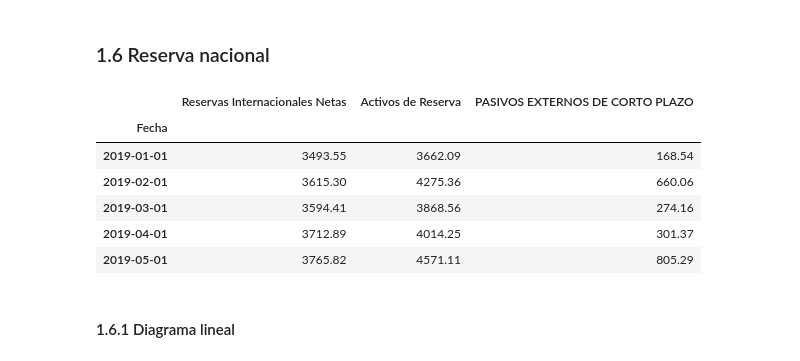
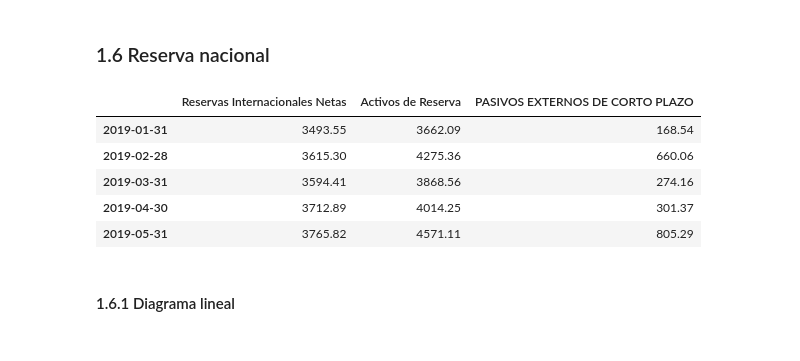
Before and after one commit to JosueRodriguezSams/CriptoSV---Samsung, a Jupyter notebook: Analisis_impacto_del_bitcoin.ipynb, the cells around one changed output. Saved outputs shown, nothing was run; the diff lists cells and outputs as text; code cells hidden in the pictures.

Commit message:
creados nuevos dataframes para cada dataset a interpolar

```diff
--- a/Analisis_impacto_del_bitcoin.ipynb
+++ b/Analisis_impacto_del_bitcoin.ipynb
@@ -288,31 +289,30 @@ plt.show()
 # %%
 import pandas as pd
 btc_file_path = "Datos_bitcoin/Reservas_BCR/Reservas_Internacionales_Netas_BCR.csv"
 csv = pd.read_csv(btc_file_path, sep=",")
 df_reserva = pd.DataFrame(csv)
 
 df_reserva.drop(index=[0,1,6], axis=0, inplace=True)
 df_reserva.columns = df_reserva.iloc[0]
 df_reserva.drop(index=2, axis=0, inplace=True)
 df_reserva = df_reserva.T
 df_reserva.columns = df_reserva.iloc[0]
 df_reserva.drop(index=['Concepto'],inplace=True)
 df_reserva.to_csv('Datos_bitcoin/Reservas_BCR/reservasinternacionales.csv')
 df_reserva2 = pd.read_csv('Datos_bitcoin/Reservas_BCR/reservasinternacionales.csv') #dataframe ya procesado
 
 df_reserva2.index = df_reserva2["2"]
 df_reserva2.drop("2", axis=1, inplace=True)
 df_reserva2.index.name = "Fecha"
-df_reserva2.index = pd.to_datetime(df_reserva2.index)
+df_reserva2.index = pd.date_range("2019-01-01", "2022-12-31", freq="ME")
 df_reserva2.head()
 # %% [output]
 |  | Reservas Internacionales Netas | Activos de Reserva | PASIVOS EXTERNOS DE CORTO PLAZO |
-| Fecha |  |  |  |
-| 2019-01-01 | 3493.55 | 3662.09 | 168.54 |
-| 2019-02-01 | 3615.30 | 4275.36 | 660.06 |
-| 2019-03-01 | 3594.41 | 3868.56 | 274.16 |
-| 2019-04-01 | 3712.89 | 4014.25 | 301.37 |
-| 2019-05-01 | 3765.82 | 4571.11 | 805.29 |
+| 2019-01-31 | 3493.55 | 3662.09 | 168.54 |
+| 2019-02-28 | 3615.30 | 4275.36 | 660.06 |
+| 2019-03-31 | 3594.41 | 3868.56 | 274.16 |
+| 2019-04-30 | 3712.89 | 4014.25 | 301.37 |
+| 2019-05-31 | 3765.82 | 4571.11 | 805.29 |
 # %% [markdown]
 #### 1.6.1 Diagrama lineal
 # %%
```
Also changed, not shown: parts of 6 cells of this notebook.
